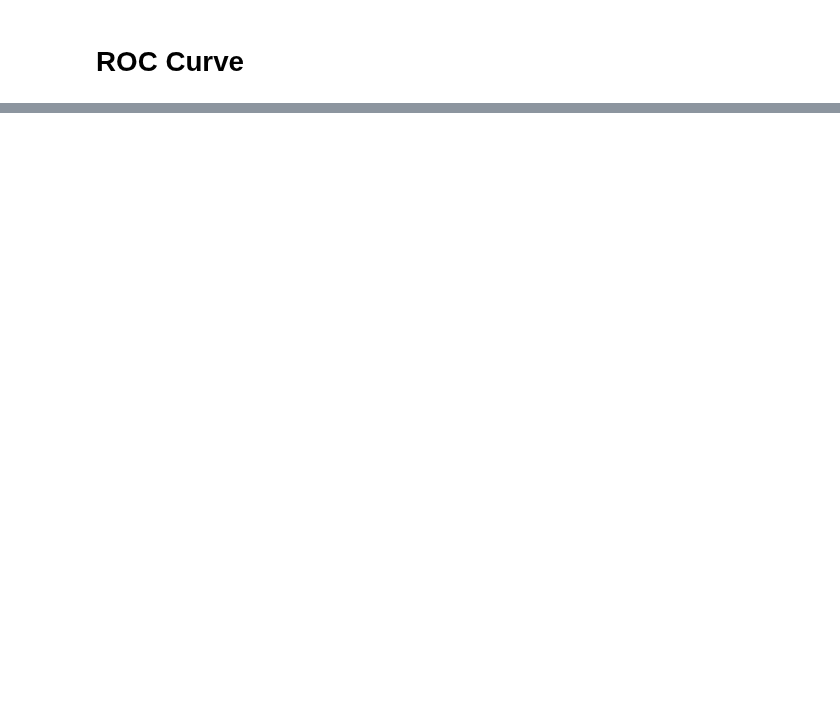
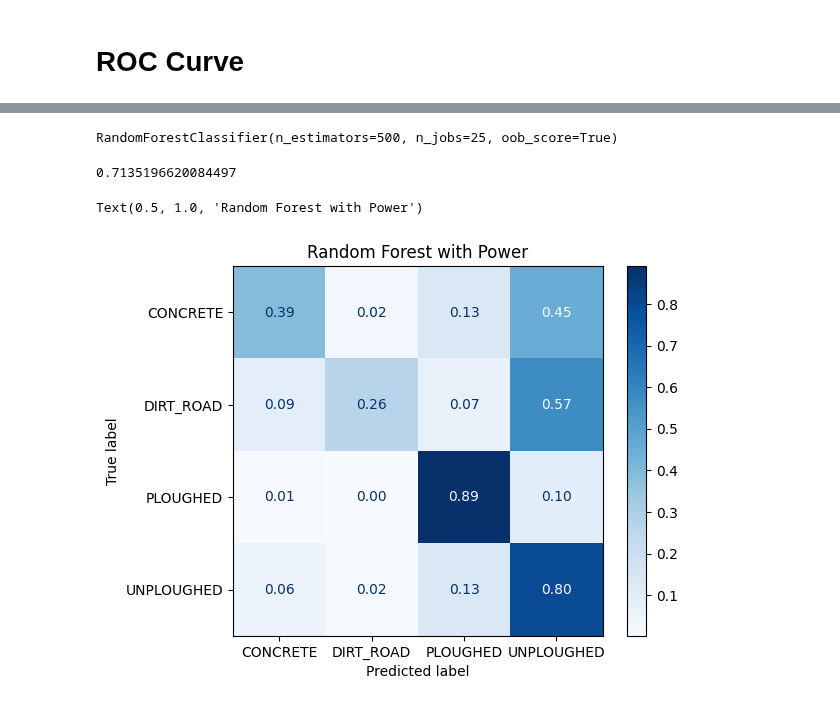
Before and after one commit to norlab-ulaval/BorealTC, a Jupyter notebook: model_rf.ipynb, the cells around one changed output, grey strips where cells are left out. Cells and saved outputs as stored; diff of their text form; code cells hidden in the pictures; blank space fills up the shorter version.

Commit message:
Use power model in Random Forest

```diff
--- a/model_rf.ipynb
+++ b/model_rf.ipynb
@@ -101,0 +103,32 @@ disp.ax_.set(
+# %%
+merged["P_motion"] = transforms.motion_power(merged)
+X_cols = [*X_cols, "P_motion"]
+
+X = merged[X_cols].copy()
+y = merged.terrain.copy()
+
+X_train, X_test, y_train, y_test = train_test_split(X, y, stratify=y, test_size=0.3)
+# %%
+rf_clf = RandomForestClassifier(n_estimators=500, oob_score=True, n_jobs=25)
+rf_clf.fit(X_train, y_train)
+# %% [output]
+RandomForestClassifier(n_estimators=500, n_jobs=25, oob_score=True)
+# %%
+y_pred = rf_clf.predict(X_test)
+print(rf_clf.score(X_test, y_test))
+# %% [output]
+0.7135196620084497
+# %%
+disp = ConfusionMatrixDisplay.from_predictions(
+    y_test,
+    y_pred,
+    labels=terrains,
+    display_labels=terrains,
+    normalize="true",
+    values_format=".2f",
+    cmap="Blues",
+)
+disp.ax_.set_title("Random Forest with Power")
+# %% [output]
+Text(0.5, 1.0, 'Random Forest with Power')
+[figure, added]
```
Also changed, not shown: parts of 6 cells of this notebook, 1 other file.
